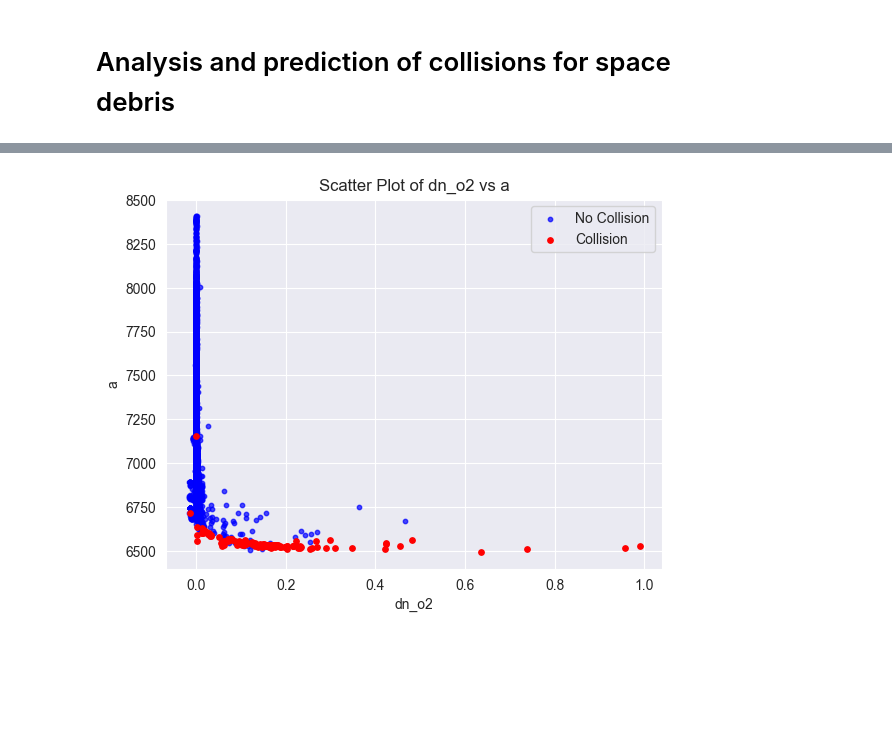
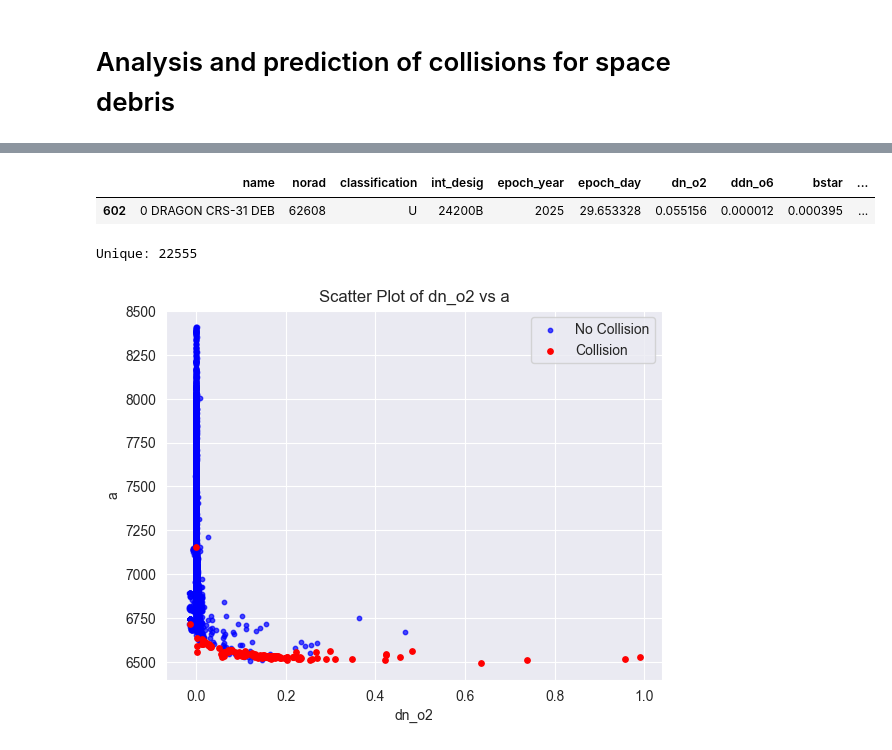
Before and after one commit to coleandreoli/SpaceDebrisCollisionPredictor, a Jupyter notebook: GetData.ipynb, the cells around one changed output, grey strips where cells are left out. Cells and saved outputs as stored; diff of their text form; code cells hidden in the pictures; blank space fills up the shorter version.

```diff
--- a/GetData.ipynb
+++ b/GetData.ipynb
@@ -107,10 +95,21 @@ col
 # %%
-df = df.loc[pd.to_numeric(df["norad"], errors="coerce").notna()].copy()
-df["norad"] = df["norad"].astype(int)
+df = df.loc[pd.to_numeric(df['norad'], errors='coerce').notna()].copy()
+df['norad'] = df['norad'].astype(str).astype(int)
 
-df.loc[:, "collision"] = df["norad"].isin(col["OBJECT_NUMBER"])
-df.loc[:, "a"] = (398600 / ((df["n"] * (2 * np.pi) / 86400) ** 2)) ** (1 / 3)
+# df.loc[:, "collision"] = df["norad"].isin(col["NORAD_CAT_ID"])
+df["collision"] = False
+df.loc[df["norad"].isin(col_list), "collision"] = True
+df["collision"] = df["collision"].astype(bool)
+df.loc[:, "a"] = (398600 / ((df["n"] * (2 * np.pi) / 86400) ** 2)) ** (1/3)
 
 # oe = ['dn_o2', 'ddn_o6', 'bstar', 'inc', 'raan','ecc', 'argp', 'M', 'n', 'a']
-oe = ["dn_o2", "ddn_o6", "bstar", "inc", "raan", "ecc", "argp", "M", "n"]
+oe = ['dn_o2', 'ddn_o6', 'bstar', 'inc', 'raan','ecc', 'argp', 'M', 'n']
+df[df["norad"] == 62608]
+# %% [output]
+|  | name | norad | classification | int_desig | epoch_year | epoch_day | dn_o2 | ddn_o6 | bstar | ... |
+| 602 | 0 DRAGON CRS-31 DEB | 62608 | U | 24200B | 2025 | 29.653328 | 0.055156 | 0.000012 | 0.000395 | ... |
+# %%
+print(f"Unique: {len(df['norad'].unique())}")
+# %% [output]
+Unique: 22555
 # %%
```
Also changed, not shown: parts of 23 cells of this notebook, 5 other files.
